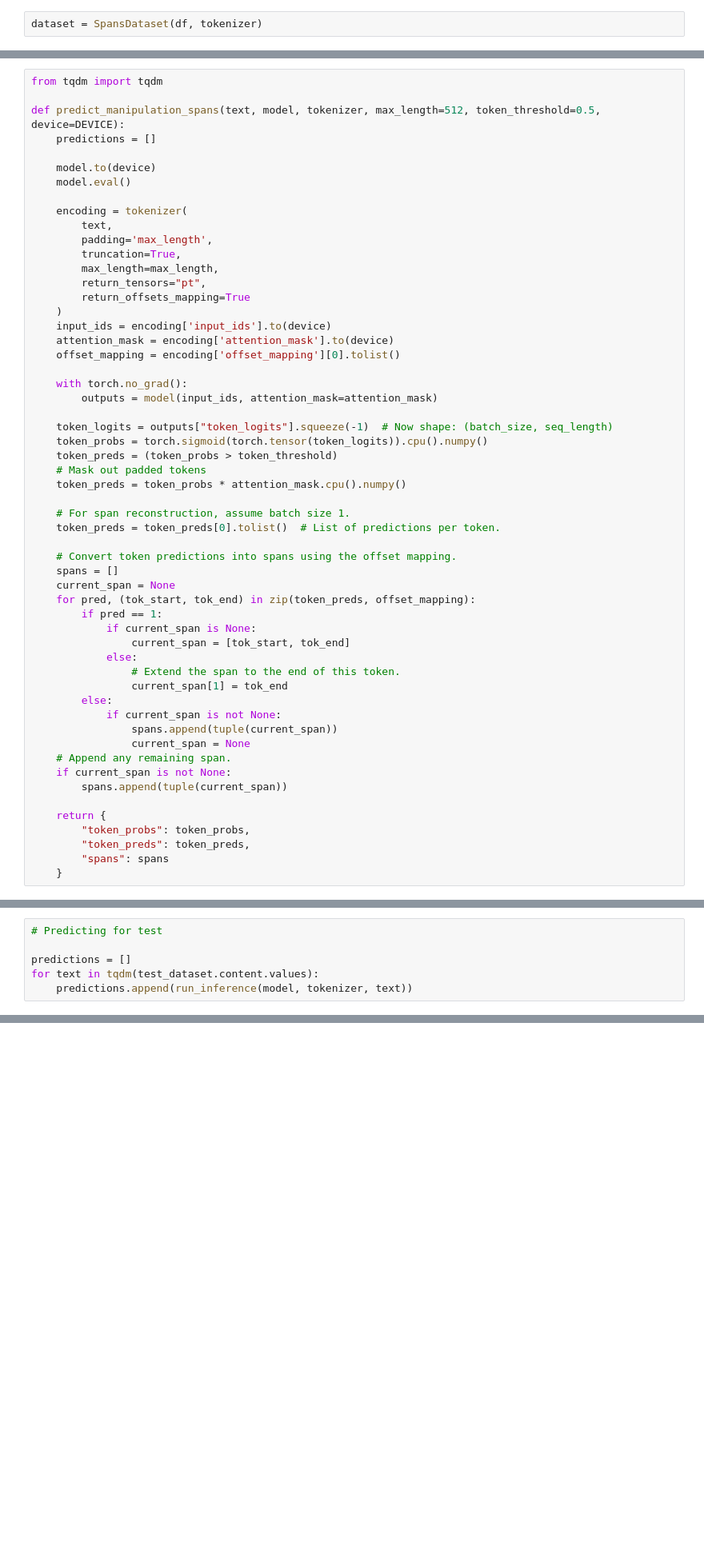
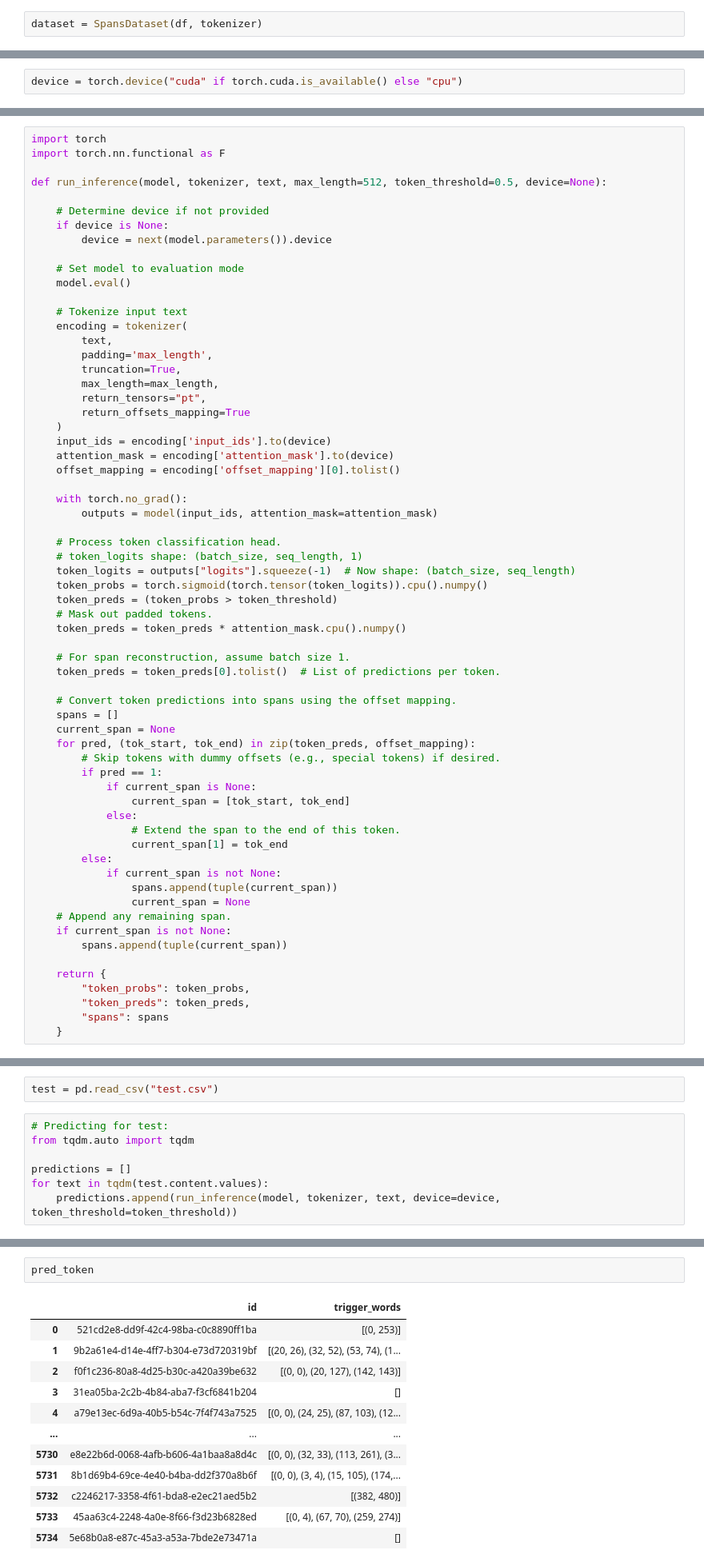
Before and after one commit to akhynkokateryna/manipulative-narrative-detection, a Jupyter notebook: notebooks/span-identification/03-baseline-span_detection-xlm_roberta.ipynb, the cells around one changed output, grey strips where cells are left out. Shown at 80% size. Drawn from its saved outputs; the diff is of its cells as text; blank space fills up the shorter version.

```diff
--- a/notebooks/span-identification/03-baseline-span_detection-xlm_roberta.ipynb
+++ b/notebooks/span-identification/03-baseline-span_detection-xlm_roberta.ipynb
@@ -172,2 +304,4 @@ trainer.evaluate()
 # %% [markdown]
 ## Inference
+# %%
+device = torch.device("cuda" if torch.cuda.is_available() else "cpu")
@@ -174,12 +329,17 @@ trainer.evaluate()
 # %%
-from tqdm import tqdm
+import torch
+import torch.nn.functional as F
 
-def predict_manipulation_spans(text, model, tokenizer, max_length=512, token_threshold=0.5, device=DEVICE):
-    predictions = []
+def run_inference(model, tokenizer, text, max_length=512, token_threshold=0.5, device=None):
 
-    model.to(device)
+    # Determine device if not provided
+    if device is None:
+        device = next(model.parameters()).device
+
+    # Set model to evaluation mode
     model.eval()
 
+    # Tokenize input text
     encoding = tokenizer(
         text,
         padding='max_length',
@@ -195,11 +355,13 @@ def predict_manipulation_spans(text, model, tokenizer, max_length=512, token_thr
     with torch.no_grad():
         outputs = model(input_ids, attention_mask=attention_mask)
 
-    token_logits = outputs["token_logits"].squeeze(-1)  # Now shape: (batch_size, seq_length)
+    # Process token classification head.
+    # token_logits shape: (batch_size, seq_length, 1)
+    token_logits = outputs["logits"].squeeze(-1)  # Now shape: (batch_size, seq_length)
     token_probs = torch.sigmoid(torch.tensor(token_logits)).cpu().numpy()
     token_preds = (token_probs > token_threshold)
-    # Mask out padded tokens
-    token_preds = token_probs * attention_mask.cpu().numpy()
+    # Mask out padded tokens.
+    token_preds = token_preds * attention_mask.cpu().numpy()
 
     # For span reconstruction, assume batch size 1.
     token_preds = token_preds[0].tolist()  # List of predictions per token.
@@ -208,6 +370,7 @@ def predict_manipulation_spans(text, model, tokenizer, max_length=512, token_thr
     spans = []
     current_span = None
     for pred, (tok_start, tok_end) in zip(token_preds, offset_mapping):
+        # Skip tokens with dummy offsets (e.g., special tokens) if desired.
         if pred == 1:
             if current_span is None:
                 current_span = [tok_start, tok_end]
@@ -230,9 +409,12 @@ def predict_manipulation_spans(text, model, tokenizer, max_length=512, token_thr
+# %%
+test = pd.read_csv("test.csv")
 # %%
-# Predicting for test
+# Predicting for test:
+from tqdm.auto import tqdm
 
 predictions = []
-for text in tqdm(test_dataset.content.values):
-    predictions.append(run_inference(model, tokenizer, text))
+for text in tqdm(test.content.values):
+    predictions.append(run_inference(model, tokenizer, text, device=device, token_threshold=token_threshold))
 # %%
 # Saving prediction for token:
 pred_token = pd.DataFrame({
@@ -246,0 +428,15 @@ pred_token["trigger_words"] = pred_values
+# %%
+pred_token
+# %% [output]
+|  | id | trigger_words |
+| 0 | 521cd2e8-dd9f-42c4-98ba-c0c8890ff1ba | [(0, 253)] |
+| 1 | 9b2a61e4-d14e-4ff7-b304-e73d720319bf | [(20, 26), (32, 52), (53, 74), (1... |
+| 2 | f0f1c236-80a8-4d25-b30c-a420a39be632 | [(0, 0), (20, 127), (142, 143)] |
+| 3 | 31ea05ba-2c2b-4b84-aba7-f3cf6841b204 | [] |
+| 4 | a79e13ec-6d9a-40b5-b54c-7f4f743a7525 | [(0, 0), (24, 25), (87, 103), (12... |
+| ... | ... | ... |
+| 5730 | e8e22b6d-0068-4afb-b606-4a1baa8a8d4c | [(0, 0), (32, 33), (113, 261), (3... |
+| 5731 | 8b1d69b4-69ce-4e40-b4ba-dd2f370a8b6f | [(0, 0), (3, 4), (15, 105), (174,... |
+| 5732 | c2246217-3358-4f61-bda8-e2ec21aed5b2 | [(382, 480)] |
+| 5733 | 45aa63c4-2248-4a0e-8f66-f3d23b6828ed | [(0, 4), (67, 70), (259, 274)] |
+| 5734 | 5e68b0a8-e87c-45a3-a53a-7bde2e73471a | [] |
```
Also changed, not shown: parts of 14 cells of this notebook, 5 other files.
